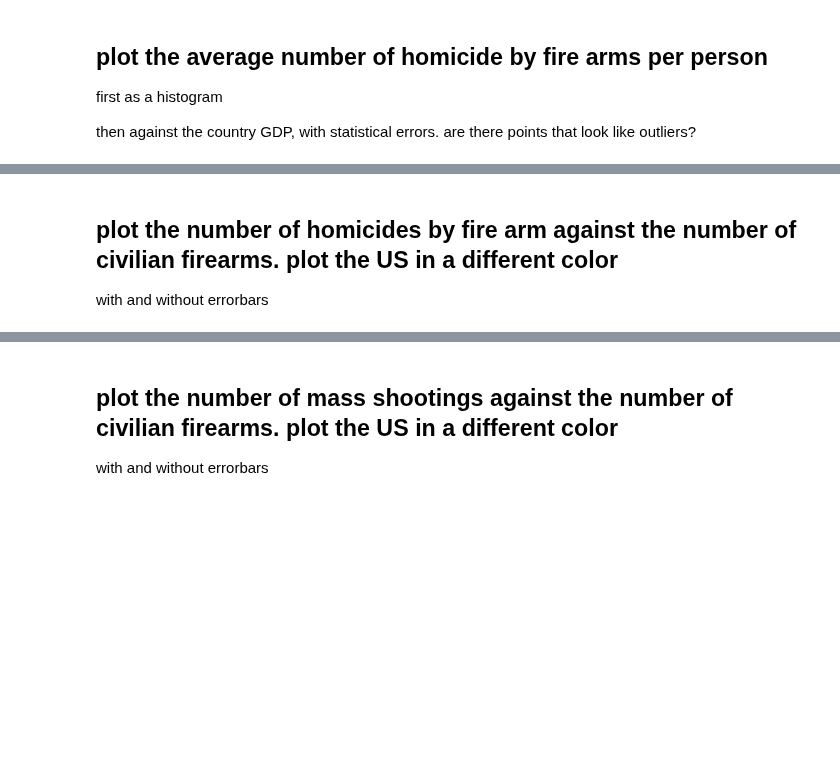
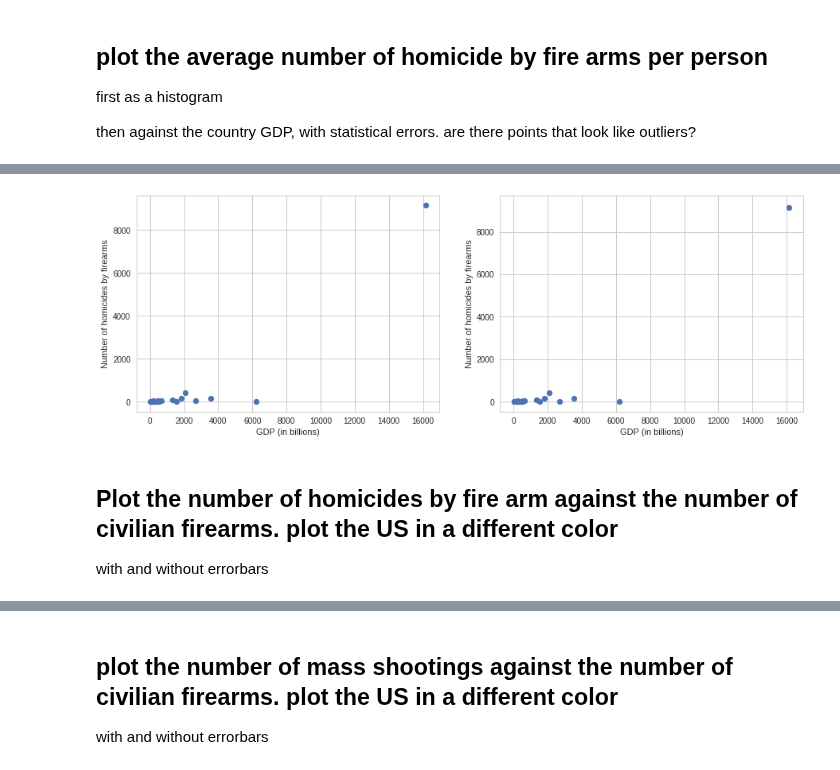
Before and after one commit to qiuyliu/PUI2017_uc288, a Jupyter notebook: HW5_uc288/Assignment3_uc288.ipynb, the cells around one changed output, grey strips where cells are left out. Drawn from its saved outputs; the diff is of its cells as text; code cells hidden in the pictures; blank space fills up the shorter version.

```diff
--- a/HW5_uc288/Assignment3_uc288.ipynb
+++ b/HW5_uc288/Assignment3_uc288.ipynb
@@ -131,3 +240,21 @@ ax.set_xlabel('homicides by firearm per 1000 people');
+# %%
+fig = pl.figure(figsize=(15,5))
+
+ax1 = fig.add_subplot(121)
+scatter1 = ax1.scatter(df['gdp'] / 1e9, df['Number of homicides by firearm'])
+ax1.set_xlabel("GDP (in billions)")
+ax1.set_ylabel("Number of homicides by firearms")
+ax1.set_ylim()
+
+ax2 = fig.add_subplot(122)
+scatter2 = ax2.scatter(df['gdp'] / 1e9, df['Number of homicides by firearm'])
+ax2.errorbar(df['gdp'] / 1e9, df['Number of homicides by firearm'],
+            yerr = np.sqrt(df['Number of homicides by firearm'] * 1.0), fmt = '.')
+ax2.set_xlabel("GDP (in billions)")
+ax2.set_ylabel("Number of homicides by firearms")
+ax2.set_ylim();
+# %% [output]
+[figure, added]
 # %% [markdown]
-## plot the number of  homicides by fire arm against the number of civilian firearms. plot the  US in a different color
+## Plot the number of  homicides by fire arm against the number of civilian firearms. plot the  US in a different color
 with and without errorbars
```
Also changed, not shown: parts of 33 cells of this notebook.
